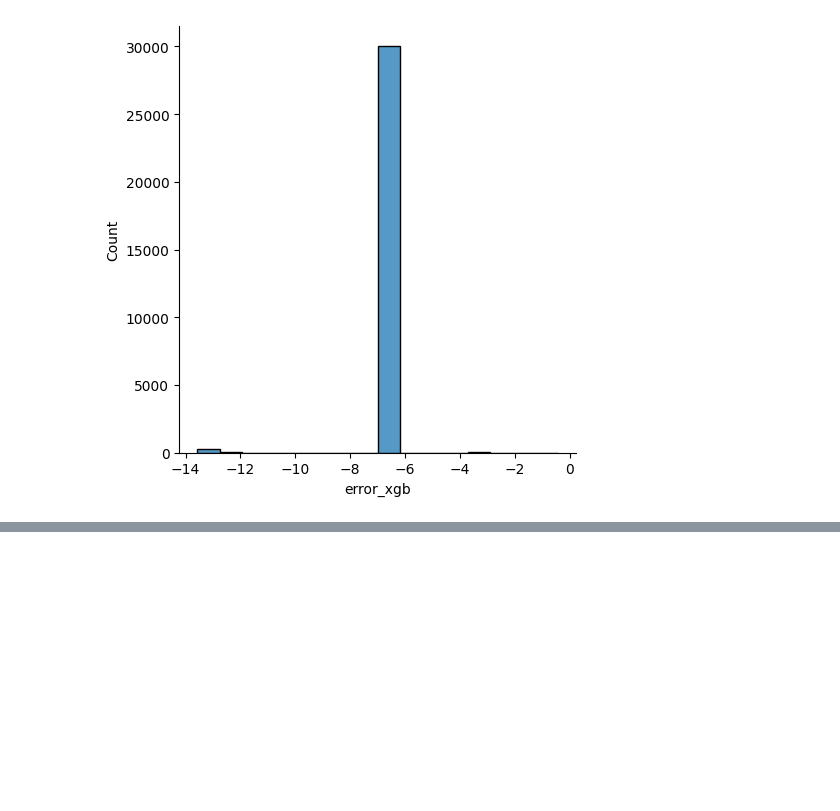
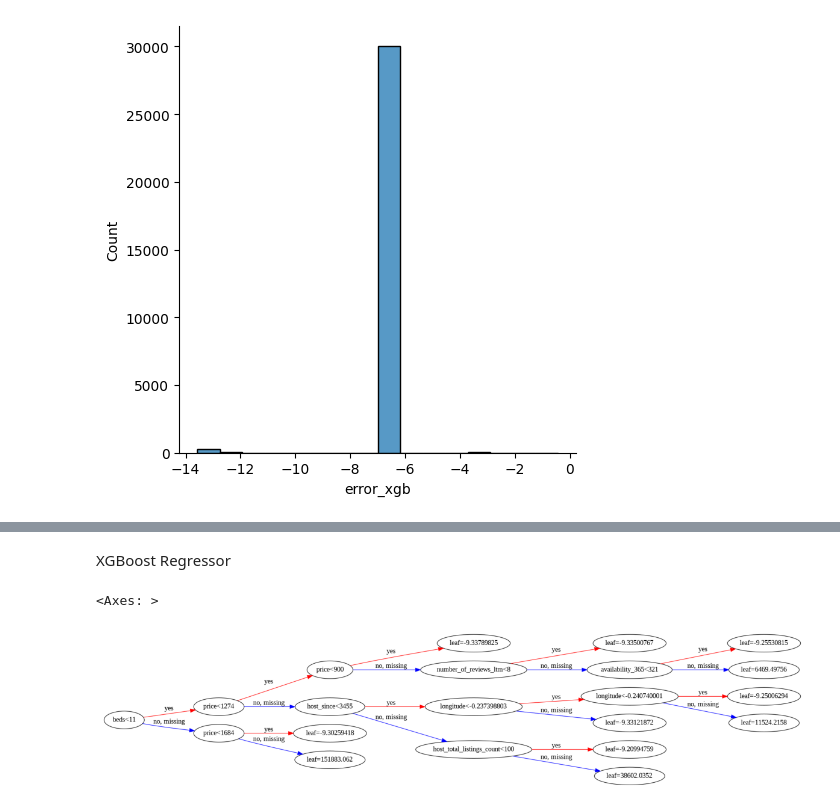
Before and after one commit to HongSeongMo/Airbnb, a Jupyter notebook: Copy_of_airbnb_lecture_6.ipynb, the cells around one changed output, grey strips where cells are left out. Drawn from its saved outputs; the diff is of its cells as text; code cells hidden in the pictures; blank space fills up the shorter version.

```diff
--- a/Copy_of_airbnb_lecture_6.ipynb
+++ b/Copy_of_airbnb_lecture_6.ipynb
@@ -269,0 +295,7 @@ sns.displot(data = y_train, x='error_xgb')
+# %% [markdown]
+XGBoost Regressor
+# %%
+xgb.plot_tree(model_xgb, num_trees=2, rankdir = 'LR')
+# %% [output]
+<Axes: >
+[figure, added]
```
Also changed, not shown: parts of 5 cells of this notebook.
